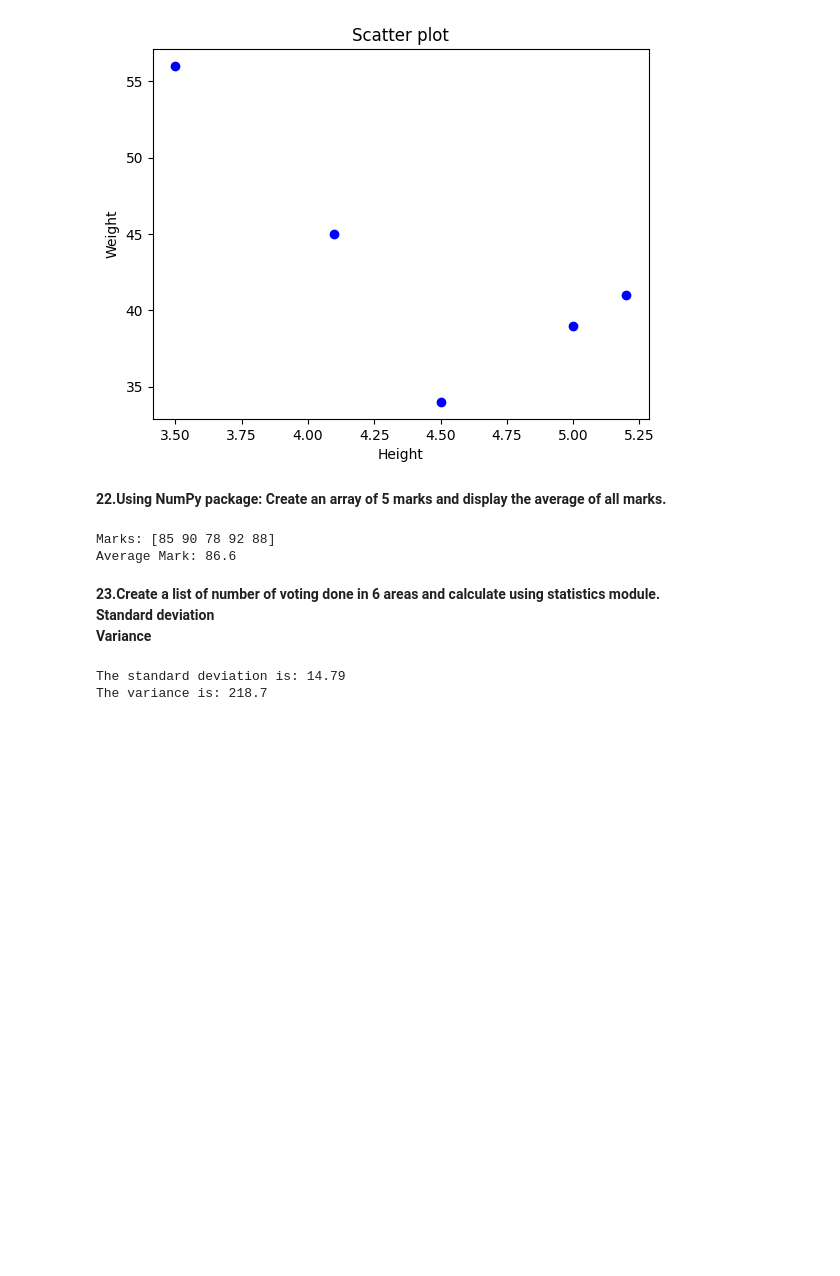
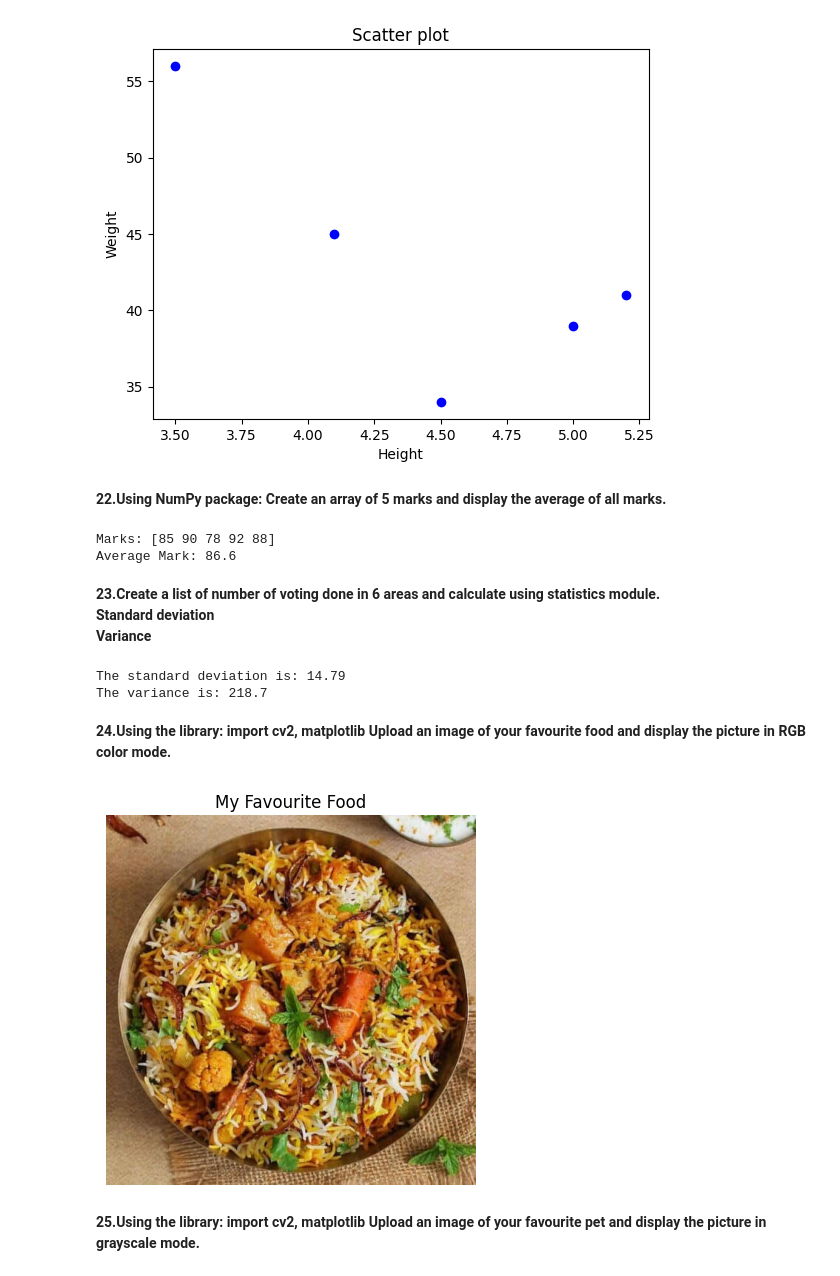
Before and after one commit to SettibathulaJyothi/Python-Basics, a Jupyter notebook: Python_Practical_Questions.ipynb, the cells around one changed output. Drawn from its saved outputs; the diff is of its cells as text; code cells hidden in the pictures; blank space fills up the shorter version.

```diff
--- a/Python_Practical_Questions.ipynb
+++ b/Python_Practical_Questions.ipynb
@@ -446,3 +446,22 @@ print("The variance is:", variance)
 # %% [output]
 The standard deviation is: 14.79
 The variance is: 218.7
+# %% [markdown]
+**24.Using the library: import cv2, matplotlib Upload an image of your favourite food and display the picture in RGB color mode.**
+# %%
+import cv2
+from matplotlib import pyplot as plt
+import numpy as np
+# Read the image from the specified path
+img = cv2.imread('biryani.jpeg')
+# Convert from BGR (OpenCV default) to RGB (Matplotlib default) and display
+plt.imshow(cv2.cvtColor(img, cv2.COLOR_BGR2RGB))
+# Add a title and hide the axes
+plt.title('My Favourite Food')
+plt.axis('off')
+# Show the plot
+plt.show()
+# %% [output]
+[figure, added]
+# %% [markdown]
+**25.Using the library: import cv2, matplotlib Upload an image of your favourite pet and display the picture in grayscale mode.**
```
